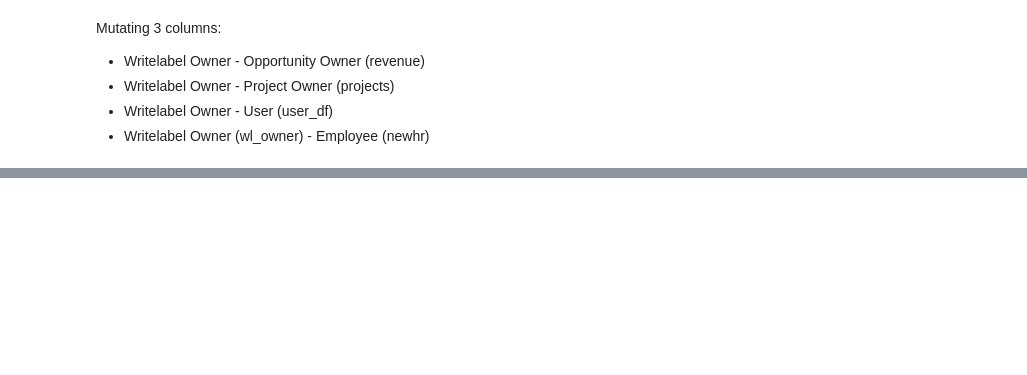
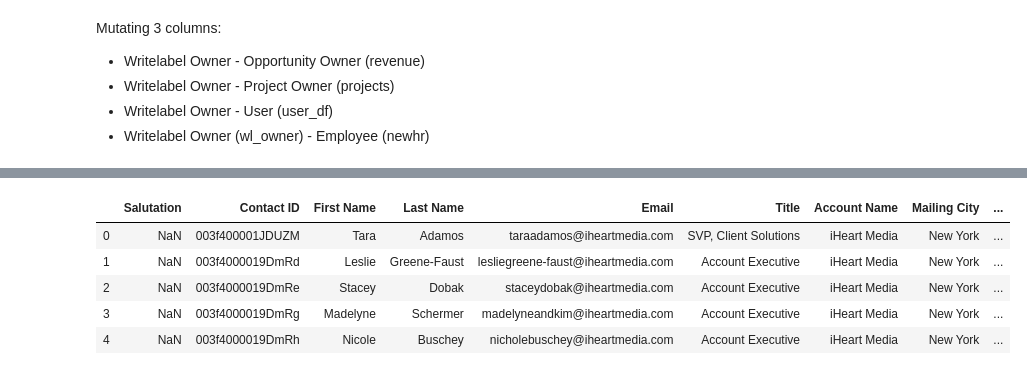
Before and after one commit to ajcoates/work_files, a Jupyter notebook: salesforce_reports_manipulations.ipynb, the cells around one changed output, grey strips where cells are left out. Cells and saved outputs as stored; diff of their text form; code cells hidden in the pictures; blank space fills up the shorter version.

```diff
--- a/salesforce_reports_manipulations.ipynb
+++ b/salesforce_reports_manipulations.ipynb
@@ -10,9 +10,10 @@ empl_roll = pd.DataFrame(pd.read_csv('CR Indexed Worker Roster - Sales 2021-01-0
 user_df = pd.DataFrame(pd.read_csv('ihm_users.csv'))
 market_owners = pd.DataFrame(pd.read_csv('ihm_account_management.csv'))
 workday = pd.DataFrame(pd.read_csv('usersChanges_2021_02_15_11_54.csv'))
-revenue = pd.DataFrame(pd.read_csv('report1619030679059.csv'))
-projects = pd.DataFrame(pd.read_csv('iheart_projects.csv')).loc[pd.DataFrame(pd.read_csv('iheart_projects.csv')).create_ts > '20200207']
+revenue = pd.DataFrame(pd.read_csv('report1619705426780.csv'))
+projects = pd.DataFrame(pd.read_csv('iheart_projects.csv', error_bad_lines=False))
 newhr = pd.DataFrame(pd.read_csv('March iHeart Everyone HR Pull.xlsx - Sheet1.csv'))
 accounts = pd.DataFrame(pd.read_csv('report1618865683080.csv'))['Account Name']
+ids = pd.DataFrame(pd.read_csv('report1621283786609.csv'))
 print('The shape of revenue is: ' + str(revenue.shape))
 # %% [output]
@@ -197,0 +268,10 @@ newhr[newhr.apply(lambda row: row.astype(str).str.contains('converse', case=Fals
+# %%
+test.head()
+ids.head()
+# %% [output]
+|  | Salutation | Contact ID | First Name | Last Name | Email | Title | Account Name | Mailing City | ... |
+| 0 | NaN | 003f400001JDUZM | Tara | Adamos | taraadamos@iheartmedia.com | SVP, Client Solutions | iHeart Media | New York | ... |
+| 1 | NaN | 003f4000019DmRd | Leslie | Greene-Faust | lesliegreene-faust@iheartmedia.com | Account Executive | iHeart Media | New York | ... |
+| 2 | NaN | 003f4000019DmRe | Stacey | Dobak | staceydobak@iheartmedia.com | Account Executive | iHeart Media | New York | ... |
+| 3 | NaN | 003f4000019DmRg | Madelyne | Schermer | madelyneandkim@iheartmedia.com | Account Executive | iHeart Media | New York | ... |
+| 4 | NaN | 003f4000019DmRh | Nicole | Buschey | nicholebuschey@iheartmedia.com | Account Executive | iHeart Media | New York | ... |
```
Also changed, not shown: parts of 27 cells of this notebook.
